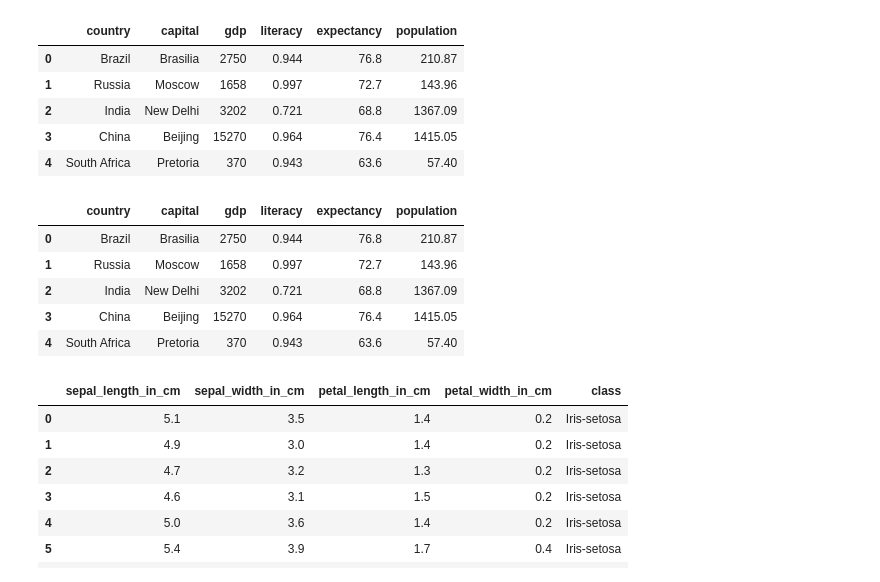
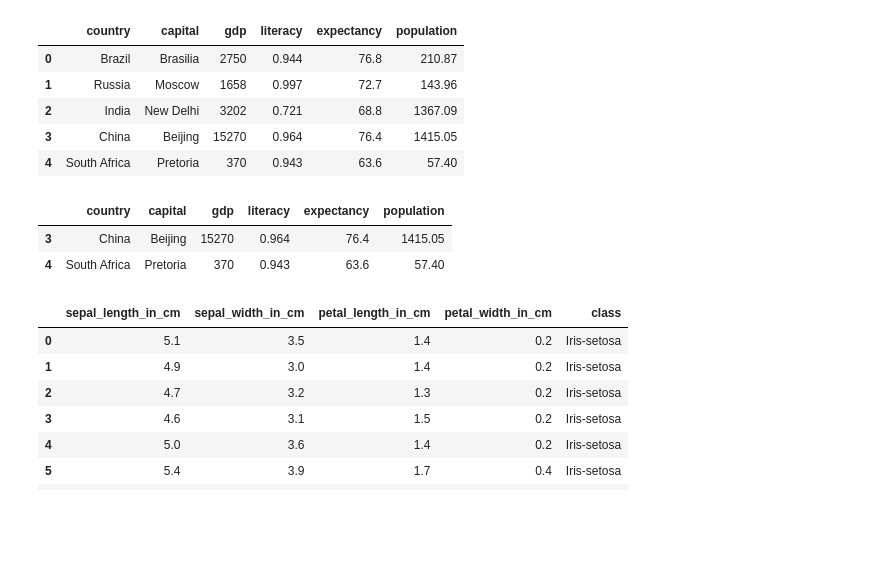
Before and after one commit to AvaXiaohongDeng/Machine-Learning-Python-Labs, a Jupyter notebook: lab1_2_Pandas/lab1_2_Pandas.ipynb, the cells around one changed output. Saved outputs shown, nothing was run; the diff lists cells and outputs as text; code cells hidden in the pictures; blank space fills up the shorter version.

```diff
--- a/lab1_2_Pandas/lab1_2_Pandas.ipynb
+++ b/lab1_2_Pandas/lab1_2_Pandas.ipynb
@@ -35,12 +31,9 @@ brics3
 # %%
 #loading data from a local folder
 brics4=pd.read_csv("brics.csv")
-brics4.tail(10)
+brics4.tail(2)
 # %% [output]
 |  | country | capital | gdp | literacy | expectancy | population |
-| 0 | Brazil | Brasilia | 2750 | 0.944 | 76.8 | 210.87 |
-| 1 | Russia | Moscow | 1658 | 0.997 | 72.7 | 143.96 |
-| 2 | India | New Delhi | 3202 | 0.721 | 68.8 | 1367.09 |
 | 3 | China | Beijing | 15270 | 0.964 | 76.4 | 1415.05 |
 | 4 | South Africa | Pretoria | 370 | 0.943 | 63.6 | 57.40 |
 # %%
```
Also changed, not shown: parts of 1 cell of this notebook, 29 other files.
